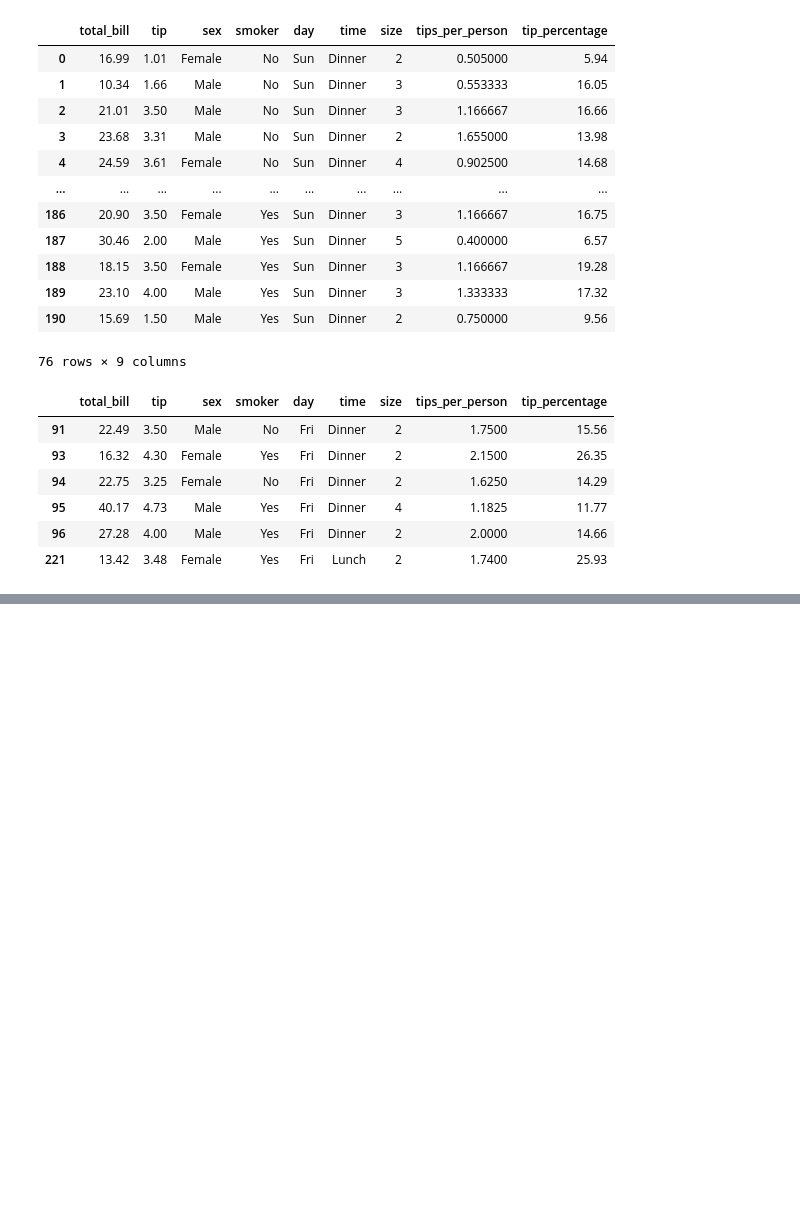
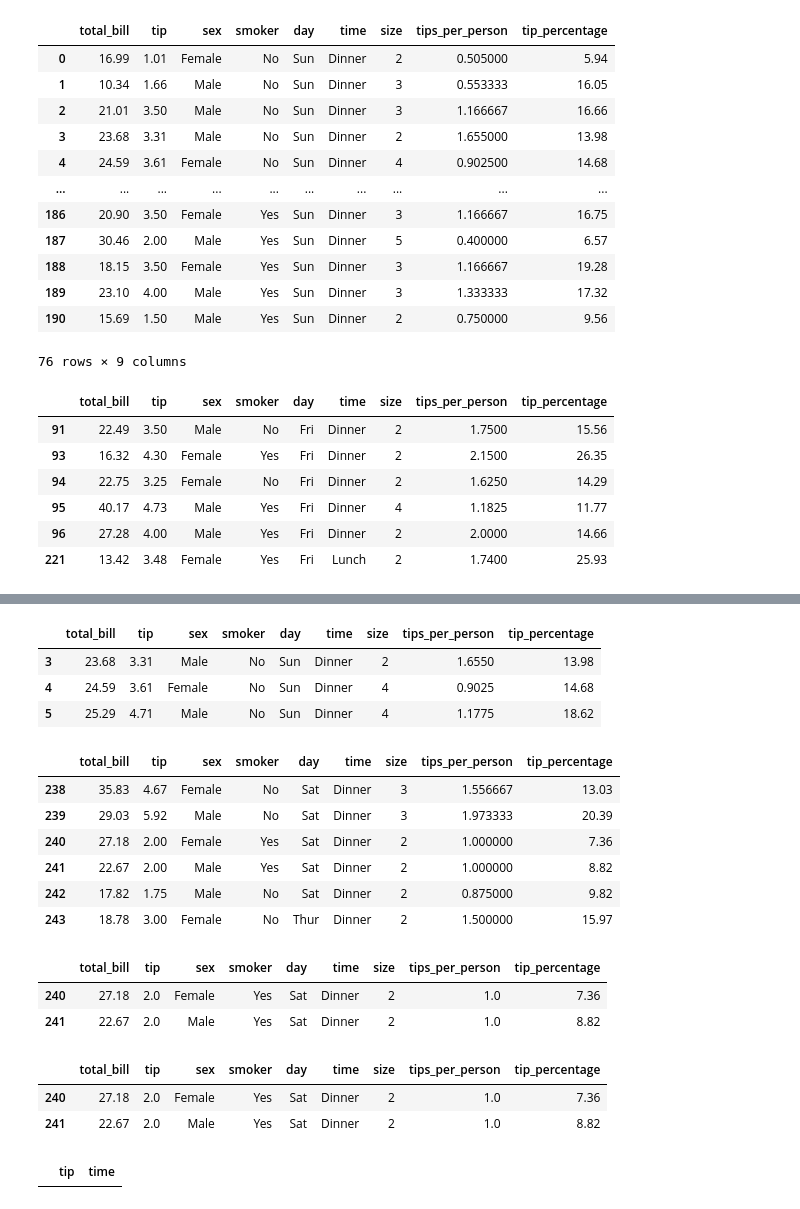
Before and after one commit to Chleo-Smith/python-week1-2-sanlam-2025, a Jupyter notebook: Day_20/02_pandas.ipynb, the cells around one changed output, grey strips where cells are left out. Cells and saved outputs as stored; diff of their text form; code cells hidden in the pictures; blank space fills up the shorter version.

```diff
--- a/Day_20/02_pandas.ipynb
+++ b/Day_20/02_pandas.ipynb
@@ -261,0 +360,33 @@ tips_df[(tips_df["tip"] > 3) & (tips_df["day"] == "Fri")].head()
+# %%
+tips_df.loc[3:5] # matches name "3, 4 , 5"
+# %% [output]
+|  | total_bill | tip | sex | smoker | day | time | size | tips_per_person | tip_percentage |
+| 3 | 23.68 | 3.31 | Male | No | Sun | Dinner | 2 | 1.6550 | 13.98 |
+| 4 | 24.59 | 3.61 | Female | No | Sun | Dinner | 4 | 0.9025 | 14.68 |
+| 5 | 25.29 | 4.71 | Male | No | Sun | Dinner | 4 | 1.1775 | 18.62 |
+# %%
+tips_df.tail(6)
+# %% [output]
+|  | total_bill | tip | sex | smoker | day | time | size | tips_per_person | tip_percentage |
+| 238 | 35.83 | 4.67 | Female | No | Sat | Dinner | 3 | 1.556667 | 13.03 |
+| 239 | 29.03 | 5.92 | Male | No | Sat | Dinner | 3 | 1.973333 | 20.39 |
+| 240 | 27.18 | 2.00 | Female | Yes | Sat | Dinner | 2 | 1.000000 | 7.36 |
+| 241 | 22.67 | 2.00 | Male | Yes | Sat | Dinner | 2 | 1.000000 | 8.82 |
+| 242 | 17.82 | 1.75 | Male | No | Sat | Dinner | 2 | 0.875000 | 9.82 |
+| 243 | 18.78 | 3.00 | Female | No | Thur | Dinner | 2 | 1.500000 | 15.97 |
+# %%
+tips_df.tail(6).loc[240:241]
+# %% [output]
+|  | total_bill | tip | sex | smoker | day | time | size | tips_per_person | tip_percentage |
+| 240 | 27.18 | 2.0 | Female | Yes | Sat | Dinner | 2 | 1.0 | 7.36 |
+| 241 | 22.67 | 2.0 | Male | Yes | Sat | Dinner | 2 | 1.0 | 8.82 |
+# %%
+tips_df.tail(6).iloc[2:4]
+# %% [output]
+|  | total_bill | tip | sex | smoker | day | time | size | tips_per_person | tip_percentage |
+| 240 | 27.18 | 2.0 | Female | Yes | Sat | Dinner | 2 | 1.0 | 7.36 |
+| 241 | 22.67 | 2.0 | Male | Yes | Sat | Dinner | 2 | 1.0 | 8.82 |
+# %%
+tips_df.tail(6).loc[-4:-2, ["tip", "time"]]
+# %% [output]
+|  | tip | time |
```
Also changed, not shown: parts of 11 cells of this notebook, 2 other files.
